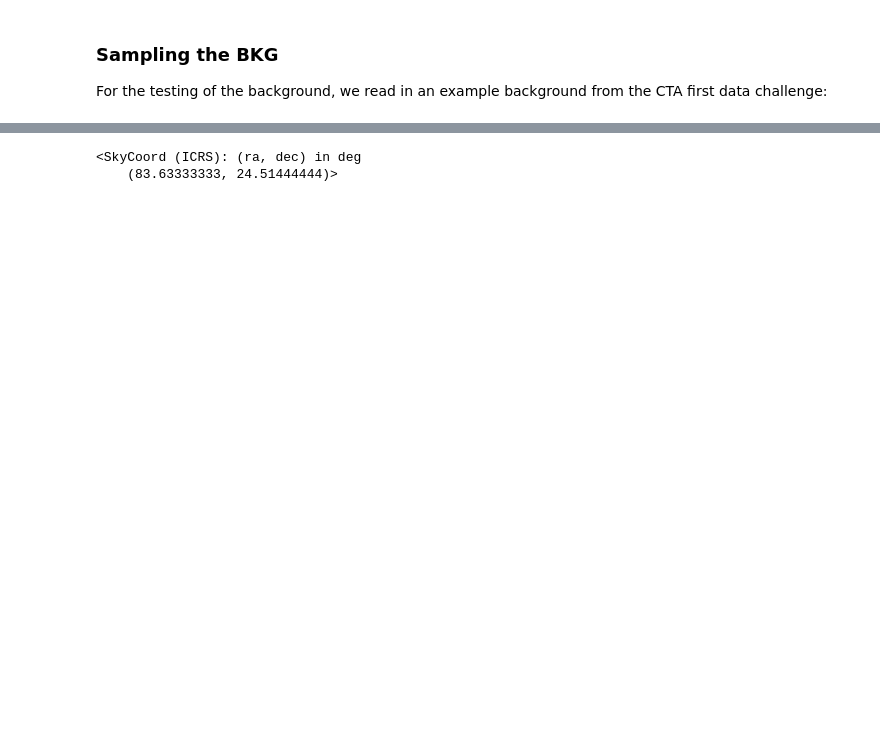
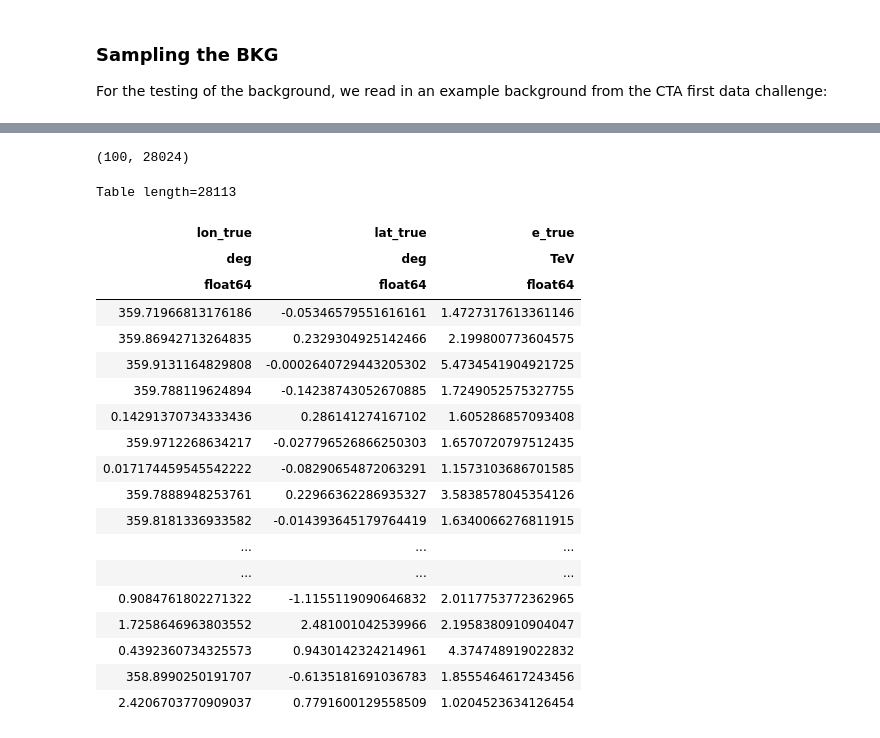
Before and after one commit to fabiopintore/notebooks-public, a Jupyter notebook: gammapy-event-sampling/prototype.ipynb, the cells around one changed output, grey strips where cells are left out. Saved outputs shown, nothing was run; the diff lists cells and outputs as text; code cells hidden in the pictures; blank space fills up the shorter version.

```diff
--- a/gammapy-event-sampling/prototype.ipynb
+++ b/gammapy-event-sampling/prototype.ipynb
@@ -404,0 +521,2 @@ edisp2D = EnergyDispersion2D.read(filename=filename, hdu="ENERGY DISPERSION")
+# %%
+edisp_map = make_edisp_map(edisp=edisp2D, geom=geom, pointing=geom.center_skydir, max_offset=3 * u.deg)
@@ -404,0 +557,2 @@ edisp2D = EnergyDispersion2D.read(filename=filename, hdu="ENERGY DISPERSION")
+# %%
+pdf_edisp=edisp_map.edisp_map.interp_by_coord(coord_edisp)
@@ -416,19 +654,19 @@ For the testing of the background, we read in an example background from the CTA
 # %%
-from gammapy.irf import load_cta_irfs
-filename = (
-    "$GAMMAPY_DATA/cta-1dc/caldb/data/cta/1dc/bcf/South_z20_50h/irf_file.fits"
-)
-irfs = load_cta_irfs(filename)
-axis = MapAxis.from_edges(
-    np.logspace(-1.0, 1.0, 10), unit="TeV", name="energy", interp="log"
-)
-geom = WcsGeom.create(
-    skydir=(0, 0), binsz=0.02, width=(5, 4), coordsys="GAL", axes=[axis]
-)
-pointing = SkyCoord(1, 0.5, unit="deg", frame="galactic")
-livetime = 1 * u.hour
-offset_max = 2 * u.deg
-offset = Angle("2 deg")
-background = make_map_background_irf(
-    pointing=pointing, ontime=livetime, bkg=irfs["bkg"], geom=geom
-)
+#from gammapy.irf import load_cta_irfs
+#filename = (
+#    "$GAMMAPY_DATA/cta-1dc/caldb/data/cta/1dc/bcf/South_z20_50h/irf_file.fits"
+#)
+#irfs = load_cta_irfs(filename)
+#axis = MapAxis.from_edges(
+#    np.logspace(-1.0, 1.0, 10), unit="TeV", name="energy", interp="log"
+#)
+#geom = WcsGeom.create(
+#    skydir=(0, 0), binsz=0.02, width=(5, 4), coordsys="GAL", axes=[axis]
+#)
+#pointing = SkyCoord(1, 0.5, unit="deg", frame="galactic")
+#livetime = 1 * u.hour
+#offset_max = 2 * u.deg
+#offset = Angle("2 deg")
+#background = make_map_background_irf(
+#    pointing=pointing, ontime=livetime, bkg=irfs["bkg"], geom=geom
+#)
@@ -512,5 +688,0 @@ pointing_info = PointingInfo.read('$GAMMAPY_DATA/tests/hess_event_list.fits')
-# %%
-print(pointing_info.radec[0])
-# %% [output]
-<SkyCoord (ICRS): (ra, dec) in deg
-    (83.63333333, 24.51444444)>
@@ -516,0 +695,30 @@ print(pointing_info.radec[0])
+# %%
+len(events),len(events_bkg)
+# %% [output]
+(100, 28024)
+# %%
+sampler = MapEventSampler(npred, psf_map=pdf, edisp_map=pdf_edisp, background_map=background)
+events_src_bkg = sampler.sample_events()
+# %%
+events_src_bkg
+# %% [output]
+Table length=28113
+| lon_true | lat_true | e_true |
+| deg | deg | TeV |
+| float64 | float64 | float64 |
+| 359.71966813176186 | -0.05346579551616161 | 1.4727317613361146 |
+| 359.86942713264835 | 0.2329304925142466 | 2.199800773604575 |
+| 359.9131164829808 | -0.0002640729443205302 | 5.4734541904921725 |
+| 359.788119624894 | -0.14238743052670885 | 1.7249052575327755 |
+| 0.14291370734333436 | 0.286141274167102 | 1.605286857093408 |
+| 359.9712268634217 | -0.027796526866250303 | 1.6570720797512435 |
+| 0.017174459545542222 | -0.08290654872063291 | 1.1573103686701585 |
+| 359.7888948253761 | 0.22966362286935327 | 3.5838578045354126 |
+| 359.8181336933582 | -0.014393645179764419 | 1.6340066276811915 |
+| ... | ... | ... |
+| ... | ... | ... |
+| 0.9084761802271322 | -1.1155119090646832 | 2.0117753772362965 |
+| 1.7258646963803552 | 2.481001042539966 | 2.1958380910904047 |
+| 0.4392360734325573 | 0.9430142324214961 | 4.374748919022832 |
+| 358.8990250191707 | -0.6135181691036783 | 1.8555464617243456 |
+| 2.4206703770909037 | 0.7791600129558509 | 1.0204523634126454 |
```
Also changed, not shown: parts of 61 cells of this notebook.
